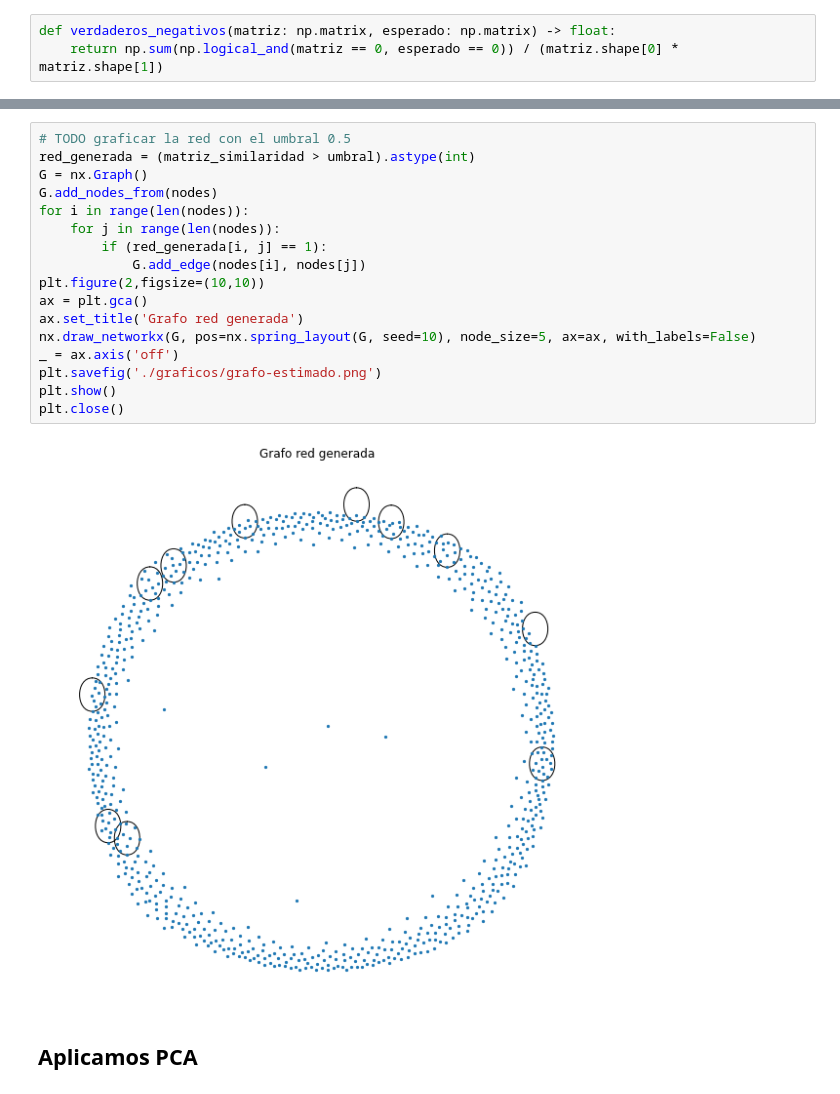
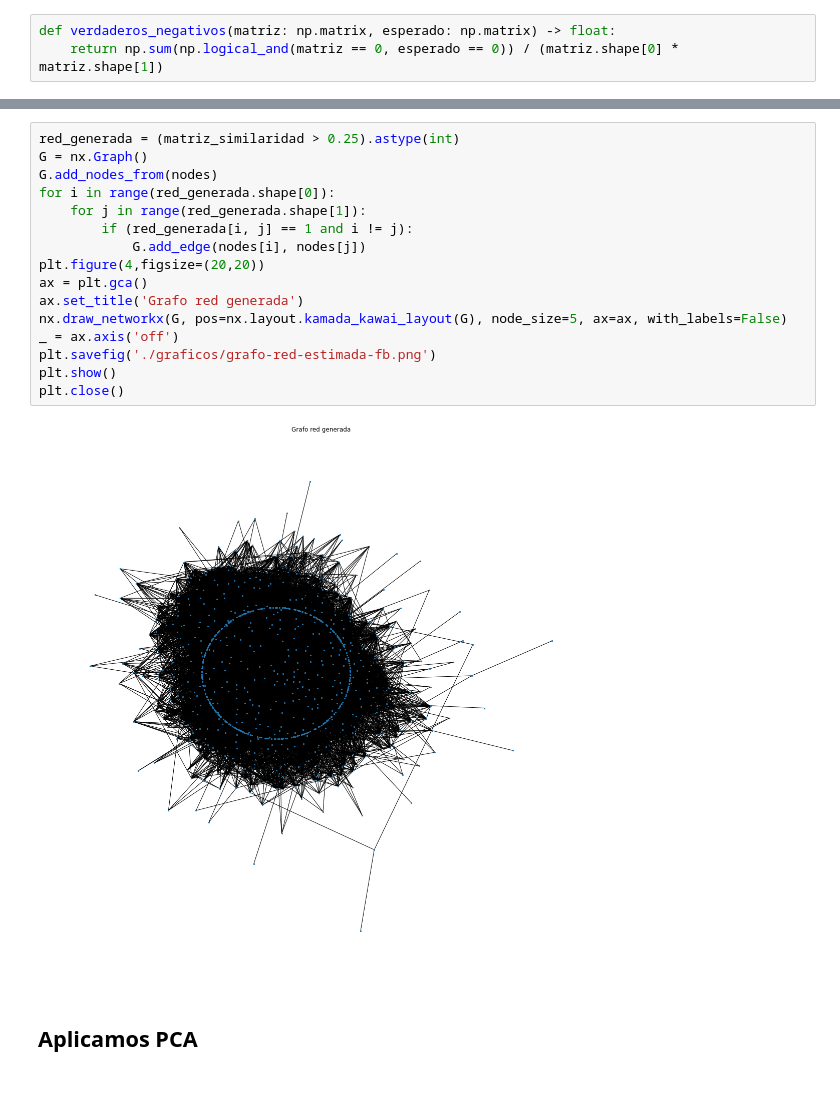
Before and after one commit to elgrandt/metodos-2022, a Jupyter notebook: TP2/python/seccion3.ipynb, the cells around one changed output, grey strips where cells are left out. Drawn from its saved outputs; the diff is of its cells as text.

```diff
--- a/TP2/python/seccion3.ipynb
+++ b/TP2/python/seccion3.ipynb
@@ -81,22 +91,21 @@ dtype: float64
 # %%
-# TODO graficar la red con el umbral 0.5
-red_generada = (matriz_similaridad > umbral).astype(int)
+red_generada = (matriz_similaridad > 0.25).astype(int)
 G = nx.Graph()
 G.add_nodes_from(nodes)
-for i in range(len(nodes)):
-    for j in range(len(nodes)):
-        if (red_generada[i, j] == 1):
+for i in range(red_generada.shape[0]):
+    for j in range(red_generada.shape[1]):
+        if (red_generada[i, j] == 1 and i != j):
             G.add_edge(nodes[i], nodes[j])
-plt.figure(2,figsize=(10,10))
+plt.figure(4,figsize=(20,20))
 ax = plt.gca()
 ax.set_title('Grafo red generada')
-nx.draw_networkx(G, pos=nx.spring_layout(G, seed=10), node_size=5, ax=ax, with_labels=False)
+nx.draw_networkx(G, pos=nx.layout.kamada_kawai_layout(G), node_size=5, ax=ax, with_labels=False)
 _ = ax.axis('off')
-plt.savefig('./graficos/grafo-estimado.png')
+plt.savefig('./graficos/grafo-red-estimada-fb.png')
 plt.show()
 plt.close()
 # %% [output]
-[figure, old version]
+[figure, new version]
 # %% [markdown]
 ## Aplicamos PCA
 # %%
```
Also changed, not shown: parts of 4 cells of this notebook, 17 other files.
